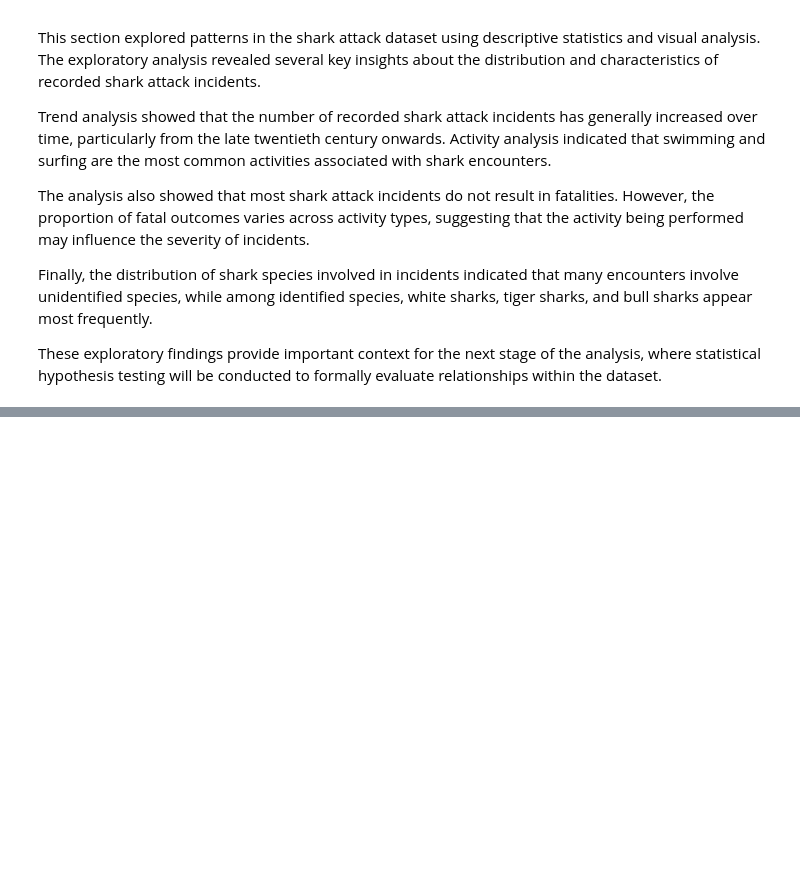
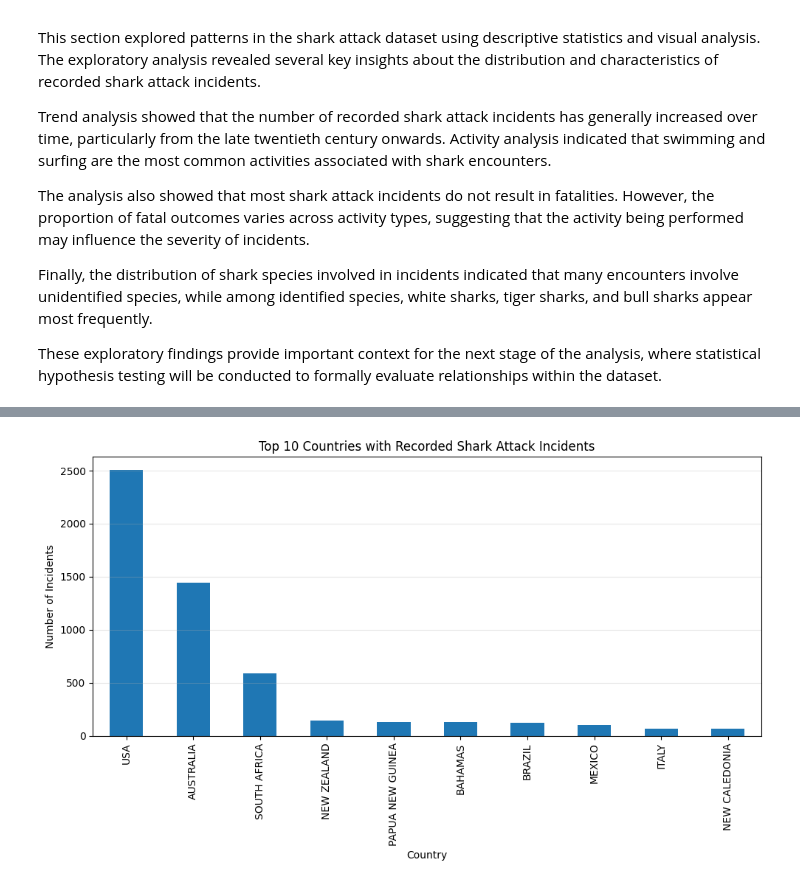
Before and after one commit to szm2701/shark-attack-data-dashboard, a Jupyter notebook: jupyter_notebooks/shark_attack_analysis.ipynb, the cells around one changed output, grey strips where cells are left out. Cells and saved outputs as stored; diff of their text form; code cells hidden in the pictures; blank space fills up the shorter version.

```diff
--- a/jupyter_notebooks/shark_attack_analysis.ipynb
+++ b/jupyter_notebooks/shark_attack_analysis.ipynb
@@ -1392,0 +1478,12 @@ These exploratory findings provide important context for the next stage of the a
+# %%
+# Count the number of recorded shark attack incidents for each country.
+# The value_counts() function groups the data by country and calculates how many incidents are recorded for each location.
+
+country_counts = df["country"].value_counts()
+
+
+# Display the countries with the highest number of incidents.
+# Focusing on the top 10 countries improves interpretability because the dataset contains many countries with very small numbers of cases.
+# This allows the analysis to highlight locations where shark–human interactions are most frequently recorded.
+
+country_counts.head(10)
@@ -1392,0 +1511,45 @@ These exploratory findings provide important context for the next stage of the a
+# %%
+# Create a bar chart to visualise the countries with the highest number of recorded shark attack incidents.
+
+
+# Set the figure size to ensure the chart is large enough for labels and values to be clearly readable.
+
+plt.figure(figsize=(10,6))
+
+
+# Plot the top 10 countries using a bar chart.
+# Each bar represents the total number of incidents recorded for a particular country.
+
+country_counts.head(10).plot(kind="bar")
+
+
+# Add a descriptive title explaining what the chart shows.
+
+plt.title("Top 10 Countries with Recorded Shark Attack Incidents")
+
+
+# Label the horizontal axis to indicate the countries.
+
+plt.xlabel("Country")
+
+
+# Label the vertical axis to indicate the number of incidents.
+
+plt.ylabel("Number of Incidents")
+
+
+# Add light horizontal gridlines to make it easier to compare the incident counts between countries.
+
+plt.grid(axis="y", alpha=0.3)
+
+
+# Adjust spacing so labels and titles fit neatly within the figure.
+
+plt.tight_layout()
+
+
+# Display the completed chart.
+
+plt.show()
+# %% [output]
+[figure, added]
```
Also changed, not shown: parts of 18 cells of this notebook.
